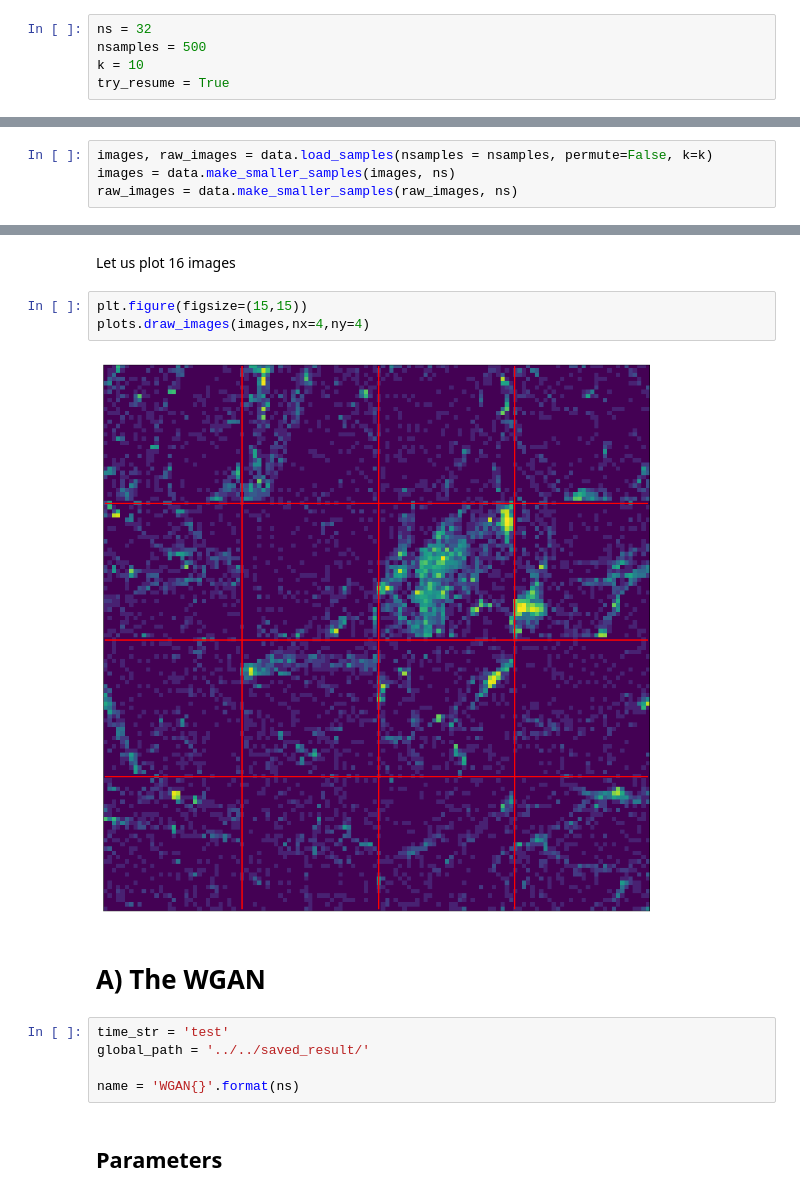
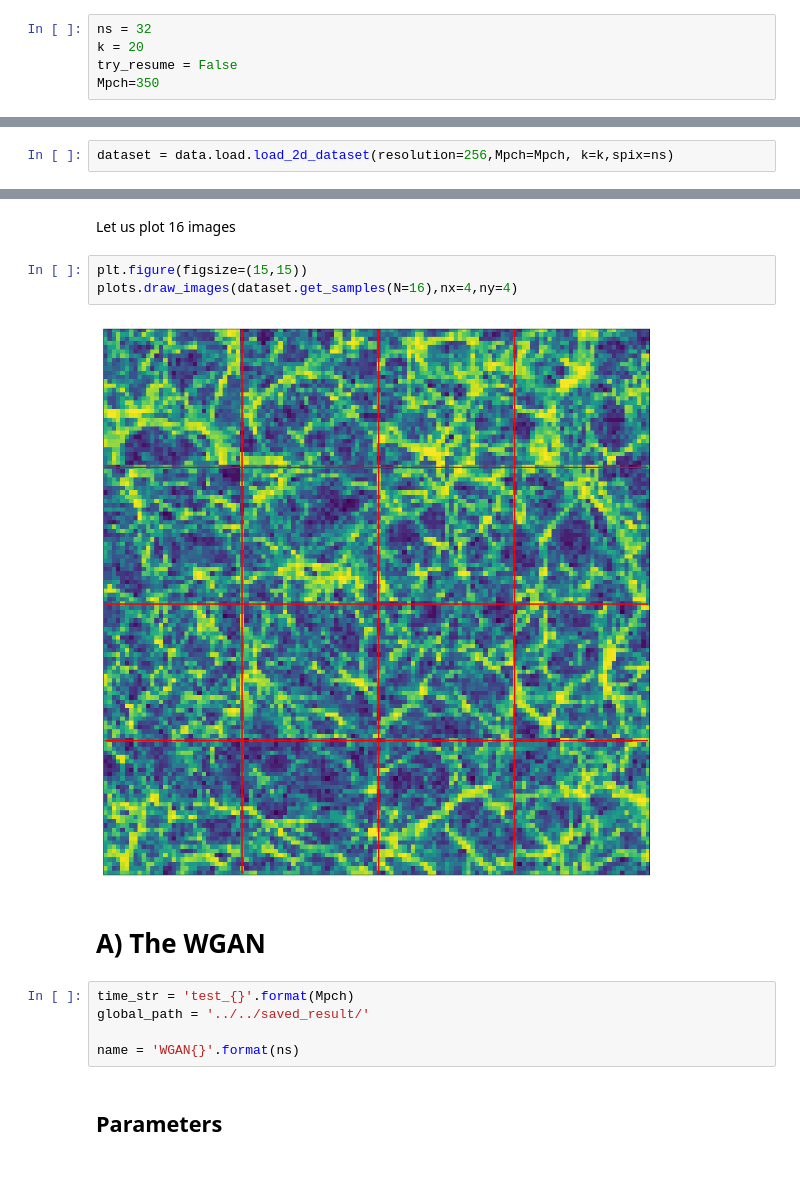
Before and after one commit to nperraud/darkmattergan, a Jupyter notebook: WGAN demo.ipynb, the cells around one changed output, grey strips where cells are left out. Saved outputs shown, nothing was run; the diff lists cells and outputs as text.

Commit message:
new data scheme working with GAN

```diff
--- a/WGAN demo.ipynb
+++ b/WGAN demo.ipynb
@@ -20,14 +23,10 @@ from gan import CosmoGAN
 # Parameters
 # %%
 ns = 32
-nsamples = 500
-k = 10
-try_resume = True
+k = 20
+try_resume = False
+Mpch=350
 # %% [markdown]
 # Data handling
 # %% [markdown]
 Load the data
-# %%
-images, raw_images = data.load_samples(nsamples = nsamples, permute=False, k=k)
-images = data.make_smaller_samples(images, ns)
-raw_images = data.make_smaller_samples(raw_images, ns)
@@ -35,0 +33,2 @@ Select 500 samples out of 15000.
+# %%
+dataset = data.load.load_2d_dataset(resolution=256,Mpch=Mpch, k=k,spix=ns)
@@ -37,13 +47,13 @@ Select 500 samples out of 15000.
 Let us plot 16 images
 # %%
 plt.figure(figsize=(15,15))
-plots.draw_images(images,nx=4,ny=4)
+plots.draw_images(dataset.get_samples(N=16),nx=4,ny=4)
 # %% [output]
-[figure, old version]
+[figure, new version]
 # %% [markdown]
 # A) The WGAN
 # %%
-time_str = 'test'
+time_str = 'test_{}'.format(Mpch)
 global_path = '../../saved_result/'
 
 name = 'WGAN{}'.format(ns)
```
Also changed, not shown: parts of 13 cells of this notebook, 5 other files.
